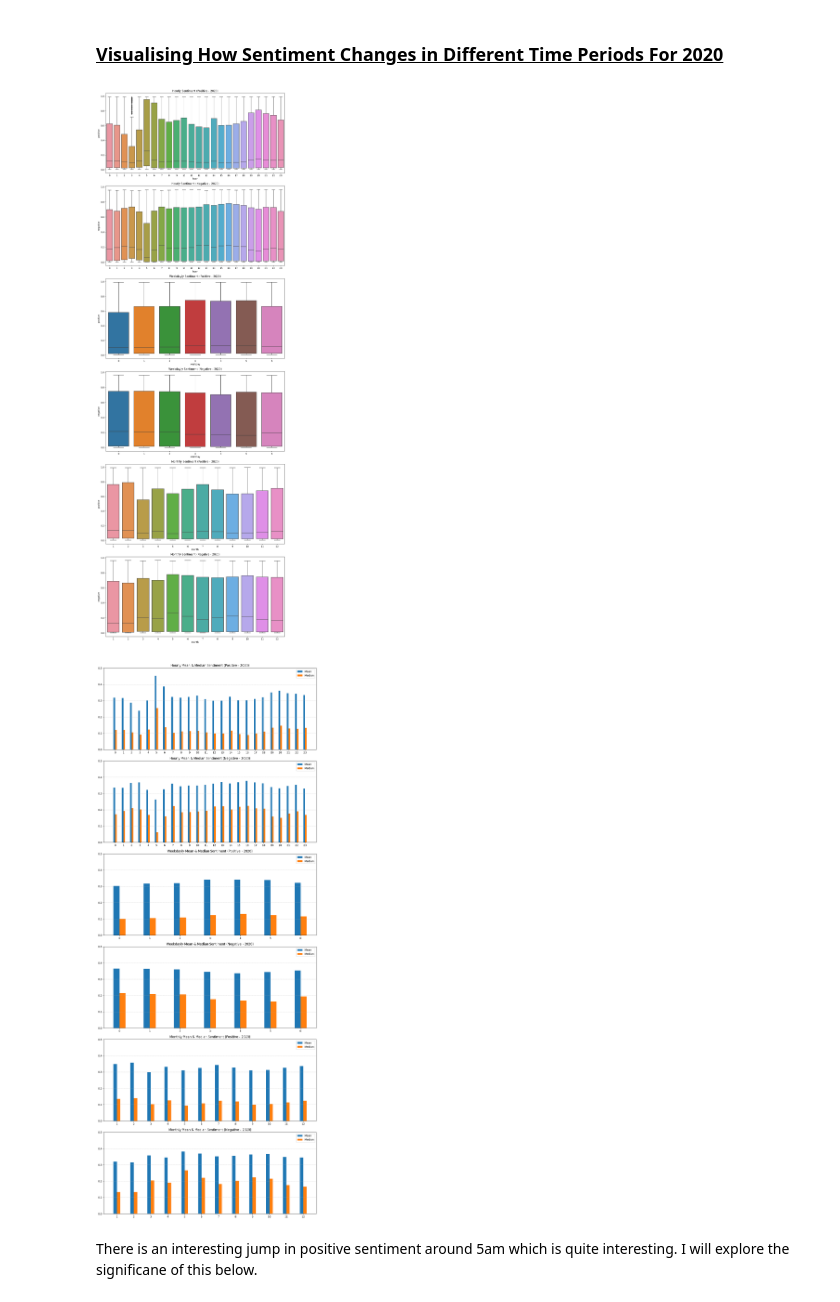
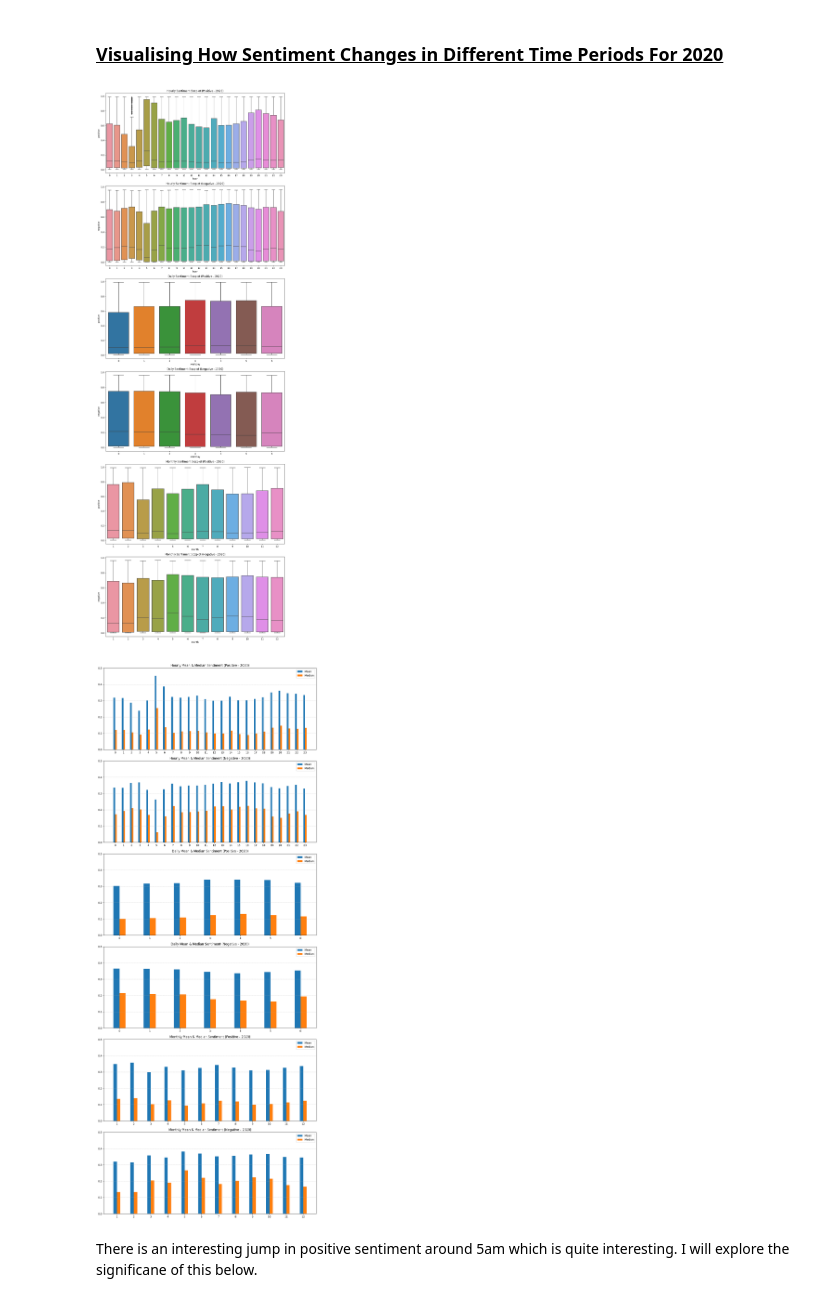
Before and after one commit to christywastaken/twitter-sentiment-analysis, a Jupyter notebook: twitter_sentiment_analysis.ipynb, the cells around one changed output. Cells and saved outputs as stored; diff of their text form; code cells hidden in the pictures.

Commit message:
Changes titles on some plots

```diff
--- a/twitter_sentiment_analysis.ipynb
+++ b/twitter_sentiment_analysis.ipynb
@@ -338,39 +340,44 @@ i = 0
 for period in period_list:
     for sentiment in sentiment_list:
         sns.boxplot(x=period, y=sentiment, data=sentiment_df_2020, ax=axes[i])
-        axes[i].set_title(f'{period.capitalize()}ly Sentiment ({sentiment.capitalize()} - 2020)')
+        axes[i].set_title(f'{period.capitalize()}ly Sentiment Boxplot ({sentiment.capitalize()} - 2020)')
         i += 1
+
+axes[2].set_title('Daily Sentiment Boxplot (Positive - 2020)')
+axes[3].set_title('Daily Sentiment Boxplot (Negative - 2020)')
 
 plt.tight_layout()
 plt.show()
 
 
 fig, axes = plt.subplots(6,1,figsize=(12,30))
 i = 0
 for period in period_list:
     grouped_mean = sentiment_df_2020.groupby(period).mean(numeric_only=True)
     grouped_median = sentiment_df_2020.groupby(period).median(numeric_only=True)
     index = grouped_mean.index
     x = np.arange(len(index))
     width = 0.2
     for sentiment in sentiment_list:
         mean_values = grouped_mean[sentiment]
         median_values = grouped_median[sentiment]
         axes[i].bar(x - width/2, mean_values, width, label='Mean')
         axes[i].bar(x + width/2, median_values, width, label='Median')
         axes[i].set_title(f'{period.capitalize()}ly Mean & Median Sentiment ({sentiment.capitalize()} - 2020)')
         axes[i].set_xticks(x)
         axes[i].set_xticklabels(index)
         axes[i].yaxis.grid(True, linestyle='--', linewidth=0.5)
         axes[i].set_ylim(0.0,0.5)
         axes[i].legend()
         i += 1
 
+axes[2].set_title('Daily Mean & Median Sentiment (Positive - 2020)')
+axes[3].set_title('Daily Mean & Median Sentiment (Negative - 2020)')
 plt.tight_layout()
 plt.show()
 # %% [output]
-[figure, old version]
+[figure, new version]
-[figure, old version]
+[figure, new version]
 # %% [markdown]
 
 There is an interesting jump in positive sentiment around 5am which is quite interesting. I will explore the significane of this below.
```
Also changed, not shown: parts of 2 cells of this notebook.
